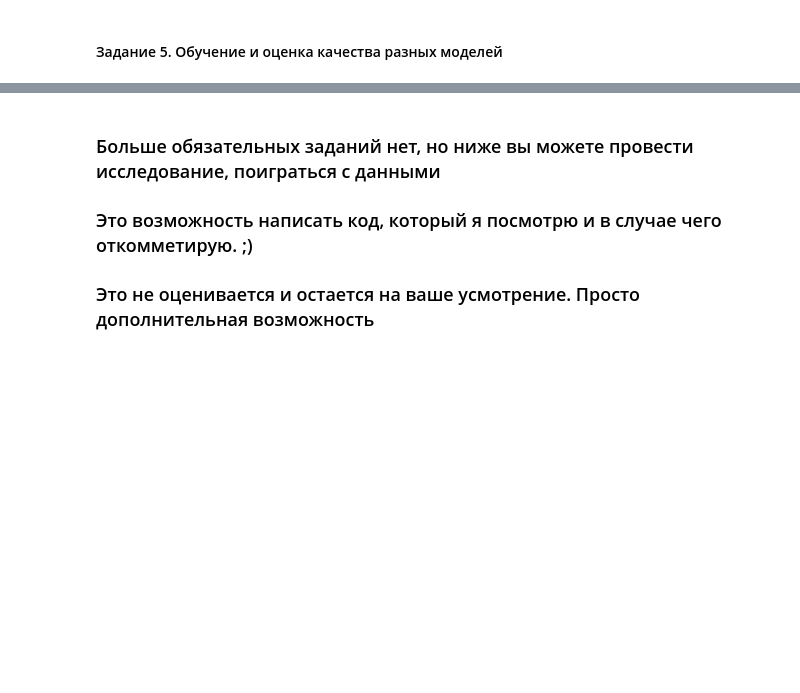
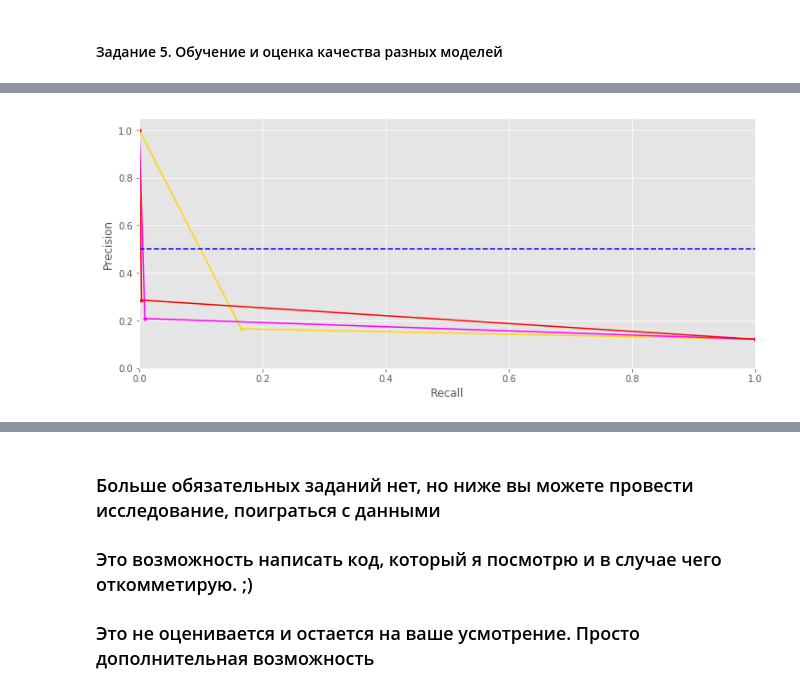
Before and after one commit to aliv65/sfml, a Jupyter notebook: HW_lesson_02/hw2-task.ipynb, the cells around one changed output, grey strips where cells are left out. Drawn from its saved outputs; the diff is of its cells as text; code cells hidden in the pictures; blank space fills up the shorter version.

```diff
--- a/HW_lesson_02/hw2-task.ipynb
+++ b/HW_lesson_02/hw2-task.ipynb
@@ -203,13 +258,18 @@ df_test_preproc = df_preproc.query('sample == "test"').drop(['sample'], axis=1)
 Должно получится:
 * 2 матрицы: X и X_test
 * 2 вектора: y и y_test
+# %%
+y = df_train_preproc['TARGET']
+X = df_train_preproc.drop('TARGET', axis=1)
+y_test = df_test_preproc['TARGET']
+X_test = df_test_preproc.drop('TARGET', axis=1)
 # %% [markdown]
 #### Задание 5. Обучение и оценка качества разных моделей
 # %%
 from sklearn.cross_validation import train_test_split
 # test_size=0.3, random_state=42
 
-## Your Code Here
+X_train, X_test, y_train, y_test = train_test_split(X, y, test_size=0.3, random_state=42)
 # %%
 # Попробовать следующие "черные ящики": интерфейс одинаковый
 # Постепенно мы узнаем, что они делают а сейчас учимся понимать какой работает качественнее
@@ -221,4 +281,18 @@ from sklearn.tree import DecisionTreeClassifier
 from sklearn.ensemble import RandomForestClassifier
 from sklearn.linear_model import LogisticRegression
 
-## Your Code Here
+
+decisionTreeModel = DecisionTreeClassifier()
+decisionTreeModel.fit(X_train, y_train)
+decisionTreeModelPredict = decisionTreeModel.predict(X_test)
+decisionTreeModelPredictProba = decisionTreeModel.predict_proba(X_test)
+
+randomForestModel = RandomForestClassifier()
+randomForestModel.fit(X_train, y_train)
+randomForestModelPredict = randomForestModel.predict(X_test)
+randomForestModelPredictProba = randomForestModel.predict_proba(X_test)
+
+logisticModel = LogisticRegression()
+logisticModel.fit(X_train, y_train)
+logisticModelPredict = logisticModel.predict(X_test)
+logisticModelPredictProba = logisticModel.predict_proba(X_test)
@@ -258,0 +342,23 @@ predict =
+# %%
+# Визуализировать эти метрики всех моделей на одном графике (чтоб визуально сравнить)
+# Возможно вас удивит качество! Но задача подобрана специально ;) Такое качество тоже бывает
+from sklearn.metrics import precision_recall_curve
+from sklearn.utils.fixes import signature
+
+decisionTreePrecision, decisionTreeRecall, _ = precision_recall_curve(y_test, decisionTreeModelPredict)
+plt.plot(decisionTreeRecall, decisionTreePrecision, color='gold', marker='.')
+
+randomForestPrecision, randomForestRecall, _ = precision_recall_curve(y_test, randomForestModelPredict)
+plt.plot(randomForestRecall, randomForestPrecision, color='magenta', marker='.')
+
+logisticPrecision, logisticRecall, _ = precision_recall_curve(y_test, logisticModelPredict)
+plt.plot(logisticRecall, logisticPrecision, color='red', marker='.')
+
+plt.plot([0, 1], [0.5, 0.5], color='blue', linestyle='--')
+plt.xlabel('Recall')
+plt.ylabel('Precision')
+plt.ylim([0.0, 1.05])
+plt.xlim([0.0, 1.0])
+plt.show()
+# %% [output]
+[figure, added]
```
Also changed, not shown: parts of 18 cells of this notebook.
